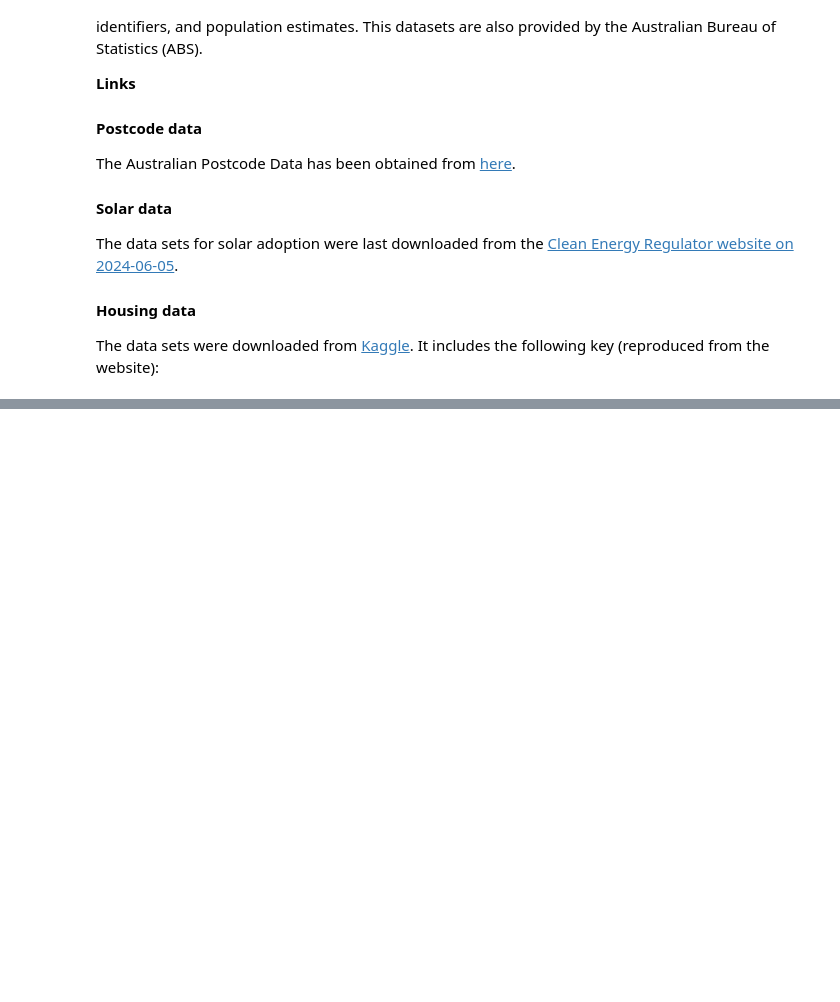
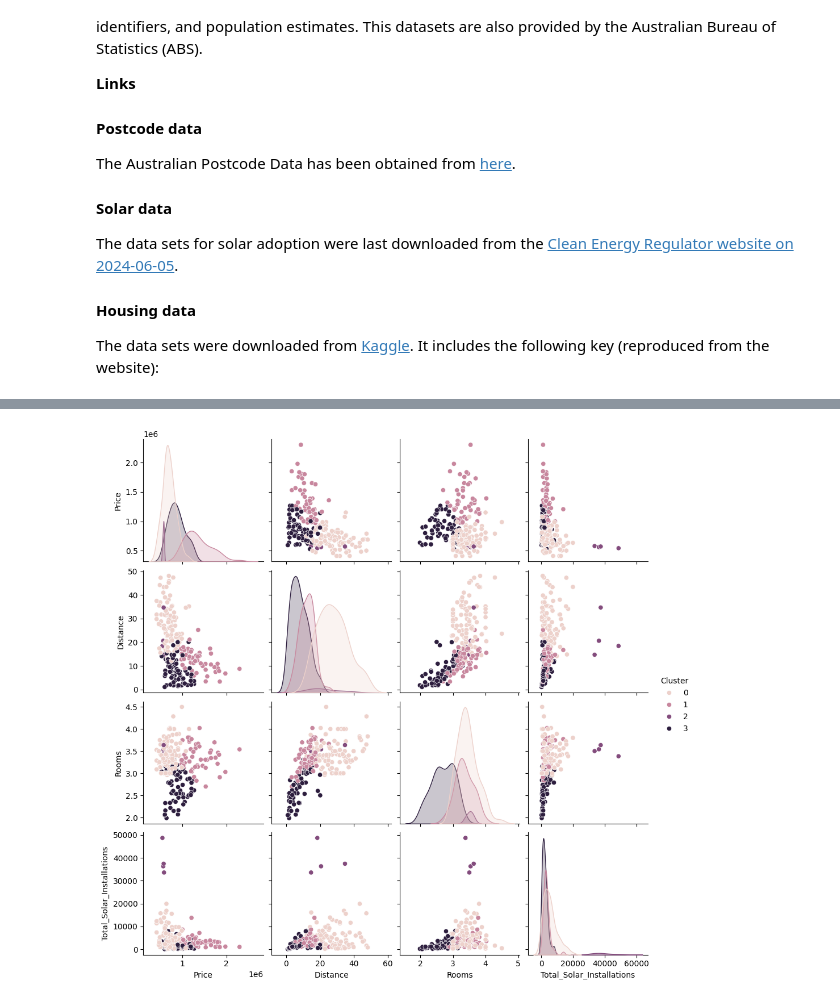
Before and after one commit to w3ngm0/MyJupyter, a Jupyter notebook: Jupyter/Assessment-4/data/ICTSS00104-PRJ2.ipynb, the cells around one changed output, grey strips where cells are left out. Cells and saved outputs as stored; diff of their text form; code cells hidden in the pictures; blank space fills up the shorter version.

```diff
--- a/Jupyter/Assessment-4/data/ICTSS00104-PRJ2.ipynb
+++ b/Jupyter/Assessment-4/data/ICTSS00104-PRJ2.ipynb
@@ -35,0 +620,13 @@ The data sets were downloaded from [Kaggle](https://www.kaggle.com/datasets/anth
+# %%
+# Fit K-means
+# Assuming the elbow suggests cluster size = 4
+kmeans = KMeans(
+    n_clusters=4,
+    random_state=42,
+    n_init=10
+)
+
+clusters = kmeans.fit_predict(X_scaled)
+
+merged_df["Cluster"] = clusters
+merged_df["Cluster"].value_counts()
@@ -35,0 +664,23 @@ The data sets were downloaded from [Kaggle](https://www.kaggle.com/datasets/anth
+# %%
+# Pairplot - used to visualise relationships between the selected clustering valriables and
+# assess the separation of postcode clusters.
+import seaborn as sns
+import matplotlib.pyplot as plt
+
+pairplot_features = [
+    "Price",
+    "Distance",
+    "Rooms",
+    "Total_Solar_Installations",
+    "Cluster"
+]
+
+sns.pairplot(
+    merged_df[pairplot_features],
+    hue="Cluster",
+    # diag_kind="hist"
+)
+
+plt.show()
+# %% [output]
+[figure, added]
```
Also changed, not shown: parts of 66 cells of this notebook, 6 other files.
